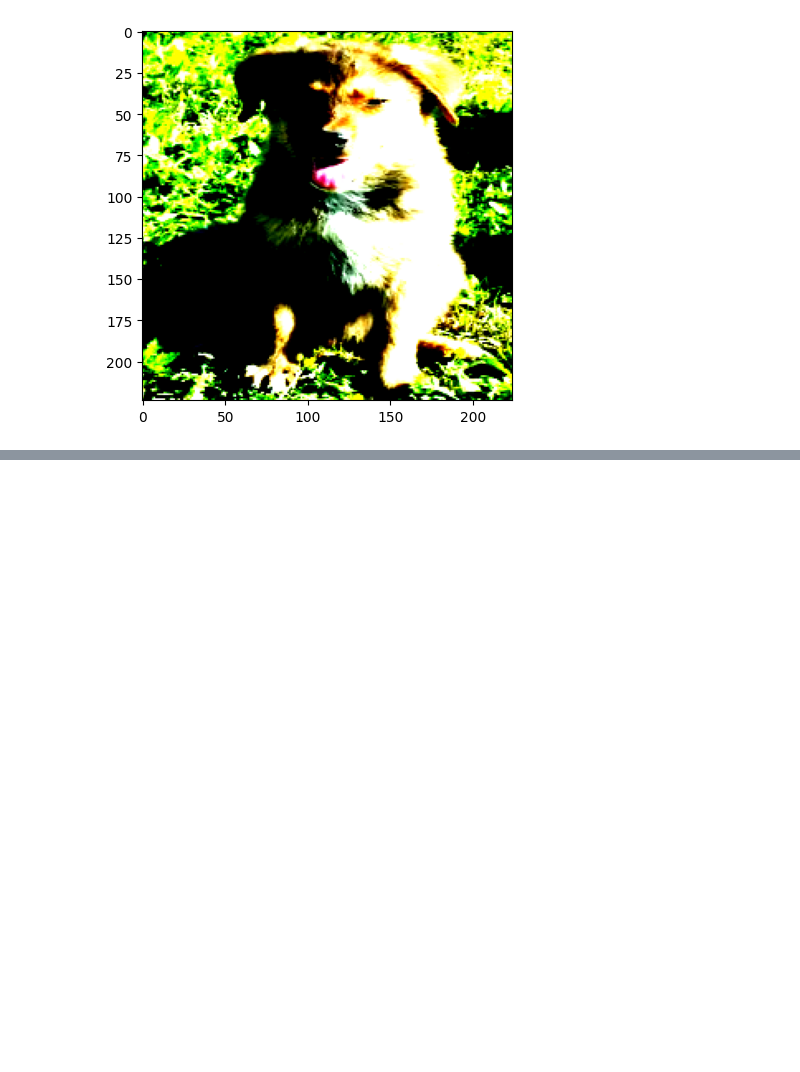
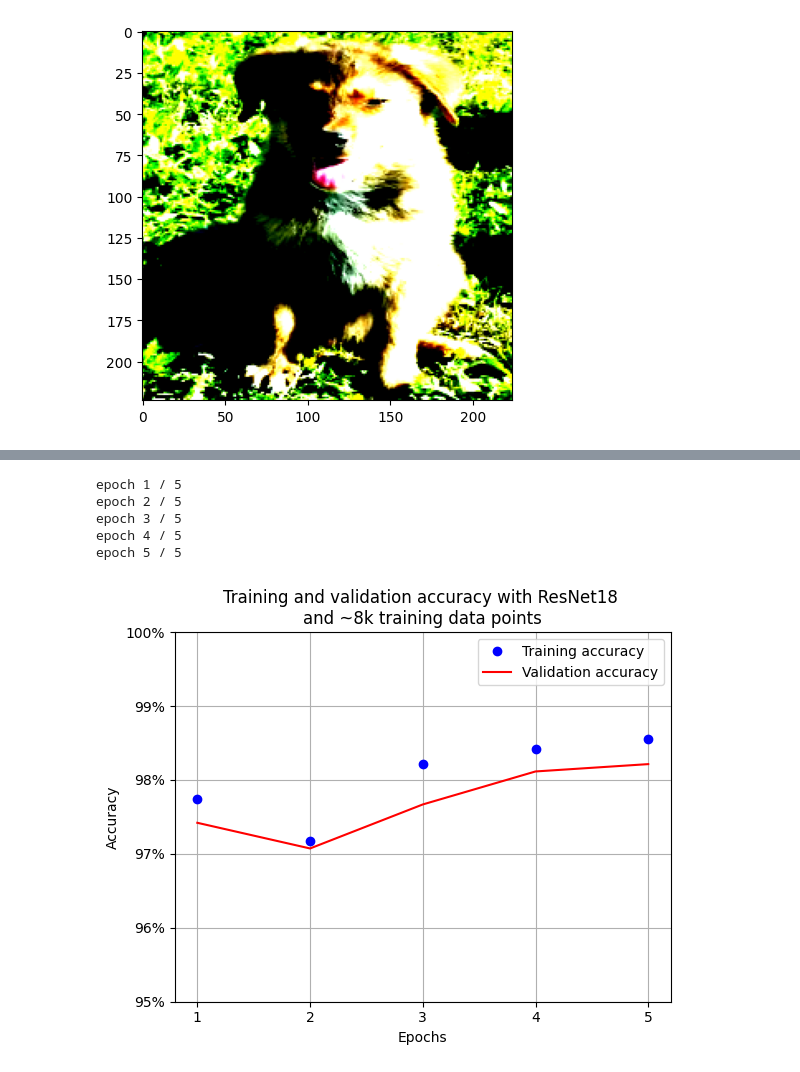
Before and after one commit to saiKelkar/Computer_Vision_with_PyTorch, a Jupyter notebook: Binary_Image_Classification/Implementing_ResNet18_for_Image_Classification.ipynb, the cells around one changed output, grey strips where cells are left out. Drawn from its saved outputs; the diff is of its cells as text; code cells hidden in the pictures; blank space fills up the shorter version.

```diff
--- a/Binary_Image_Classification/Implementing_ResNet18_for_Image_Classification.ipynb
+++ b/Binary_Image_Classification/Implementing_ResNet18_for_Image_Classification.ipynb
@@ -50,0 +94,53 @@ tensor([1.], device='cuda:0')
+# %%
+train_losses, train_accuracies = [], []
+val_accuracies = []
+for epoch in range(5):
+    print(f"epoch {epoch + 1} / 5")
+    train_epoch_losses, train_epoch_accuracies = [], []
+    val_epoch_accuracies = []
+
+    for ix, batch in enumerate(iter(trn_dl)):
+        x, y = batch
+        batch_loss = train_batch(x, y, model, optimizer, loss_fn)
+        train_epoch_losses.append(batch_loss)
+    train_epoch_loss = np.array(train_epoch_losses).mean()
+
+    for ix, batch in enumerate(iter(trn_dl)):
+        x, y = batch
+        is_correct = accuracy(x, y, model)
+        train_epoch_accuracies.extend(is_correct)
+    train_epoch_accuracy = np.mean(train_epoch_accuracies)
+
+    for ix, batch in enumerate(iter(val_dl)):
+        x, y = batch
+        val_is_correct = accuracy(x, y, model)
+        val_epoch_accuracies.extend(val_is_correct)
+    val_epoch_accuracy = np.mean(val_epoch_accuracies)
+
+    train_losses.append(train_epoch_loss)
+    train_accuracies.append(train_epoch_accuracy)
+    val_accuracies.append(val_epoch_accuracy)
+# %% [output]
+epoch 1 / 5
+epoch 2 / 5
+epoch 3 / 5
+epoch 4 / 5
+epoch 5 / 5
+# %%
+epochs = np.arange(5) + 1
+import matplotlib.ticker as mticker
+%matplotlib inline
+
+plt.plot(epochs, train_accuracies, 'bo', label = 'Training accuracy')
+plt.plot(epochs, val_accuracies, 'r', label = 'Validation accuracy')
+plt.gca().xaxis.set_major_locator(mticker.MultipleLocator(1))
+plt.title('Training and validation accuracy with ResNet18 \nand ~8k training data points')
+plt.xlabel('Epochs')
+plt.ylabel('Accuracy')
+plt.ylim(0.95, 1)
+plt.gca().set_yticklabels(['{:.0f}%'.format(x*100) for x in plt.gca().get_yticks()])
+plt.legend()
+plt.grid('off')
+plt.show()
+# %% [output]
+[figure, added]
```
Also changed, not shown: parts of 5 cells of this notebook.
